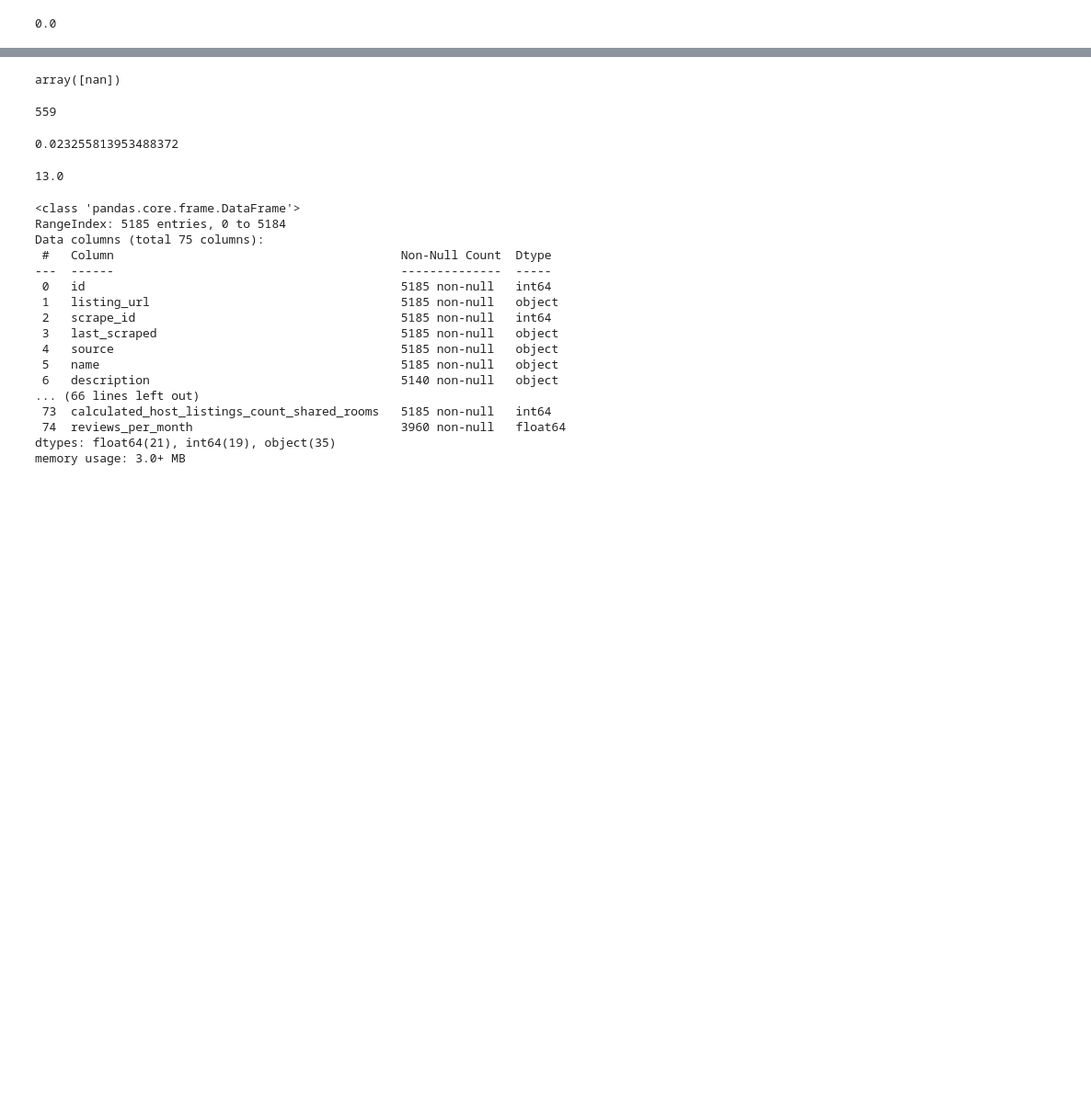
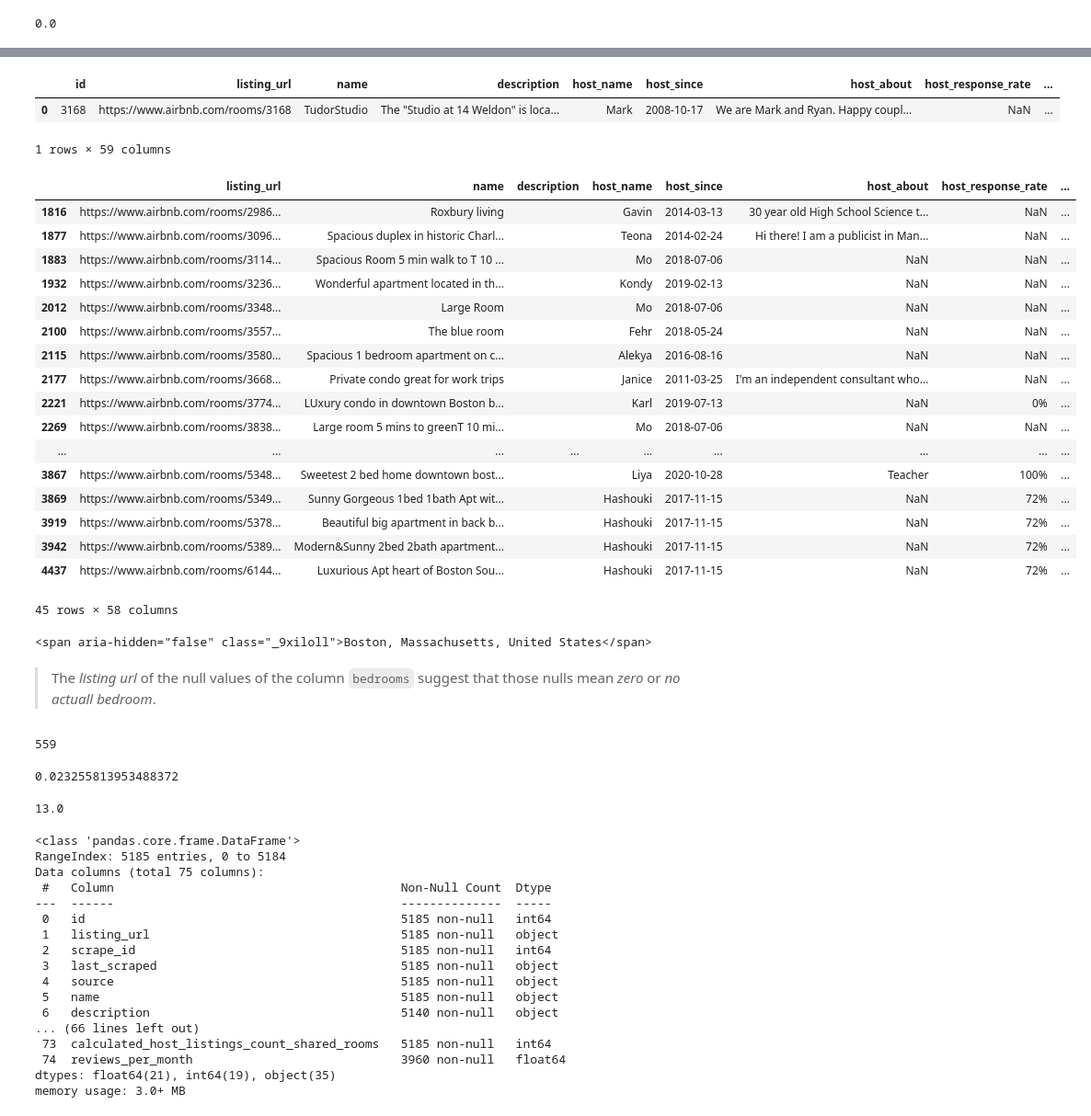
Before and after one commit to Abdulrahman-Almutlaq/AirBnb_EDA, a Jupyter notebook: DS.ipynb, the cells around one changed output, grey strips where cells are left out. Shown at 92% size. Saved outputs shown, nothing was run; the diff lists cells and outputs as text; code cells hidden in the pictures; blank space fills up the shorter version.

```diff
--- a/DS.ipynb
+++ b/DS.ipynb
@@ -265,0 +68,6 @@ Name: listing_url, Length: 700, dtype: object
+# %%
+Boston_listings.drop(columns=['scrape_id','last_scraped','source','picture_url',# ids & urls & meta
+                             'host_id', 'host_url','host_thumbnail_url','host_picture_url',# id & urls
+                             'calendar_updated','bathrooms','neighbourhood_group_cleansed',# all_nan
+                             'neighbourhood', 'neighborhood_overview'],
+                    inplace=True)
@@ -315,10 +139,3 @@ Boston_listings['bedrooms'].isnull().mean()
-# %%
-Boston_listings['calendar_updated'].unique()
-# %% [output]
-array([nan])
-# %%
-Boston_listings.drop(columns=['id','listing_url','scrape_id','last_scraped','source','picture_url',# ids & urls & meta
-                             'host_id', 'host_url','host_thumbnail_url','host_picture_url',# id & urls
-                             'calendar_updated','bathrooms','neighbourhood_group_cleansed',# all_nan
-                             'neighbourhood', 'neighborhood_overview'],
-                    inplace=True)
+# %%
+pd.pandas.set_option('display.max_rows', None)
+# Boston_listings.head(n=1)
@@ -324,0 +183,29 @@ Boston_listings.drop(columns=['id','listing_url','scrape_id','last_scraped','sou
+# %%
+Boston_listings = Boston_listings.fillna({'description':'', 'host_about':''})
+# %%
+Boston_listings[Boston_listings['id']==3168]
+# %% [output]
+|  | id | listing_url | name | description | host_name | host_since | host_about | host_response_rate | ... |
+| 0 | 3168 | https://www.airbnb.com/rooms/3168 | TudorStudio | The "Studio at 14 Weldon" is loca... | Mark | 2008-10-17 | We are Mark and Ryan. Happy coupl... | NaN | ... |
+1 rows × 59 columns
+# %%
+Boston_listings[Boston_listings['description'] == '']
+# %% [output]
+|  | listing_url | name | description | host_name | host_since | host_about | host_response_rate | ... |
+| 1816 | https://www.airbnb.com/rooms/2986... | Roxbury living |  | Gavin | 2014-03-13 | 30 year old High School Science t... | NaN | ... |
+| 1877 | https://www.airbnb.com/rooms/3096... | Spacious duplex in historic Charl... |  | Teona | 2014-02-24 | Hi there! I am a publicist in Man... | NaN | ... |
+| 1883 | https://www.airbnb.com/rooms/3114... | Spacious Room 5 min walk to T 10 ... |  | Mo | 2018-07-06 | NaN | NaN | ... |
+| 1932 | https://www.airbnb.com/rooms/3236... | Wonderful apartment located in th... |  | Kondy | 2019-02-13 | NaN | NaN | ... |
+| 2012 | https://www.airbnb.com/rooms/3348... | Large Room |  | Mo | 2018-07-06 | NaN | NaN | ... |
+| 2100 | https://www.airbnb.com/rooms/3557... | The blue room |  | Fehr | 2018-05-24 | NaN | NaN | ... |
+| 2115 | https://www.airbnb.com/rooms/3580... | Spacious 1 bedroom apartment on c... |  | Alekya | 2016-08-16 | NaN | NaN | ... |
+| 2177 | https://www.airbnb.com/rooms/3668... | Private condo great for work trips |  | Janice | 2011-03-25 | I'm an independent consultant who... | NaN | ... |
+| 2221 | https://www.airbnb.com/rooms/3774... | LUxury condo in downtown Boston b... |  | Karl | 2019-07-13 | NaN | 0% | ... |
+| 2269 | https://www.airbnb.com/rooms/3838... | Large room 5 mins to greenT 10 mi... |  | Mo | 2018-07-06 | NaN | NaN | ... |
+| ... | ... | ... | ... | ... | ... | ... | ... | ... |
+| 3867 | https://www.airbnb.com/rooms/5348... | Sweetest 2 bed home downtown bost... |  | Liya | 2020-10-28 | Teacher | 100% | ... |
+| 3869 | https://www.airbnb.com/rooms/5349... | Sunny Gorgeous 1bed 1bath Apt wit... |  | Hashouki | 2017-11-15 | NaN | 72% | ... |
+| 3919 | https://www.airbnb.com/rooms/5378... | Beautiful big apartment in back b... |  | Hashouki | 2017-11-15 | NaN | 72% | ... |
+| 3942 | https://www.airbnb.com/rooms/5389... | Modern&Sunny 2bed 2bath apartment... |  | Hashouki | 2017-11-15 | NaN | 72% | ... |
+| 4437 | https://www.airbnb.com/rooms/6144... | Luxurious Apt heart of Boston Sou... |  | Hashouki | 2017-11-15 | NaN | 72% | ... |
+45 rows × 58 columns
@@ -325,3 +214,29 @@ Boston_listings.drop(columns=['id','listing_url','scrape_id','last_scraped','sou
+# %%
+
+from selenium import webdriver
+import time
+from bs4 import BeautifulSoup
+
+
+driver = webdriver.Chrome()
+url= "https://www.airbnb.com/rooms/10813?_set_bev_on_new_domain=1672487471_YmRkYzRjZmE4OTI5&source_impression_id=p3_1673713643_DcJa9orfz3w1CQku&locale=en"
+driver.maximize_window()
+driver.get(url)
+
+time.sleep(5)
+content = driver.page_source.encode('utf-8').strip()
+soup = BeautifulSoup(content,"html.parser")
+officials = soup.findAll("span",{"class":"_9xiloll"})
+
+for entry in officials:
+    print(str(entry))
+
+
+driver.quit()
+# %% [output]
+<span aria-hidden="false" class="_9xiloll">Boston, Massachusetts, United States</span>
+# %% [markdown]
+> The *listing url* of the null values of the column `bedrooms` suggest that those nulls mean *zero* or *no actuall bedroom*.
 # %%
 5185 - 4626
 # %% [output]
```
Also changed, not shown: parts of 31 cells of this notebook.
